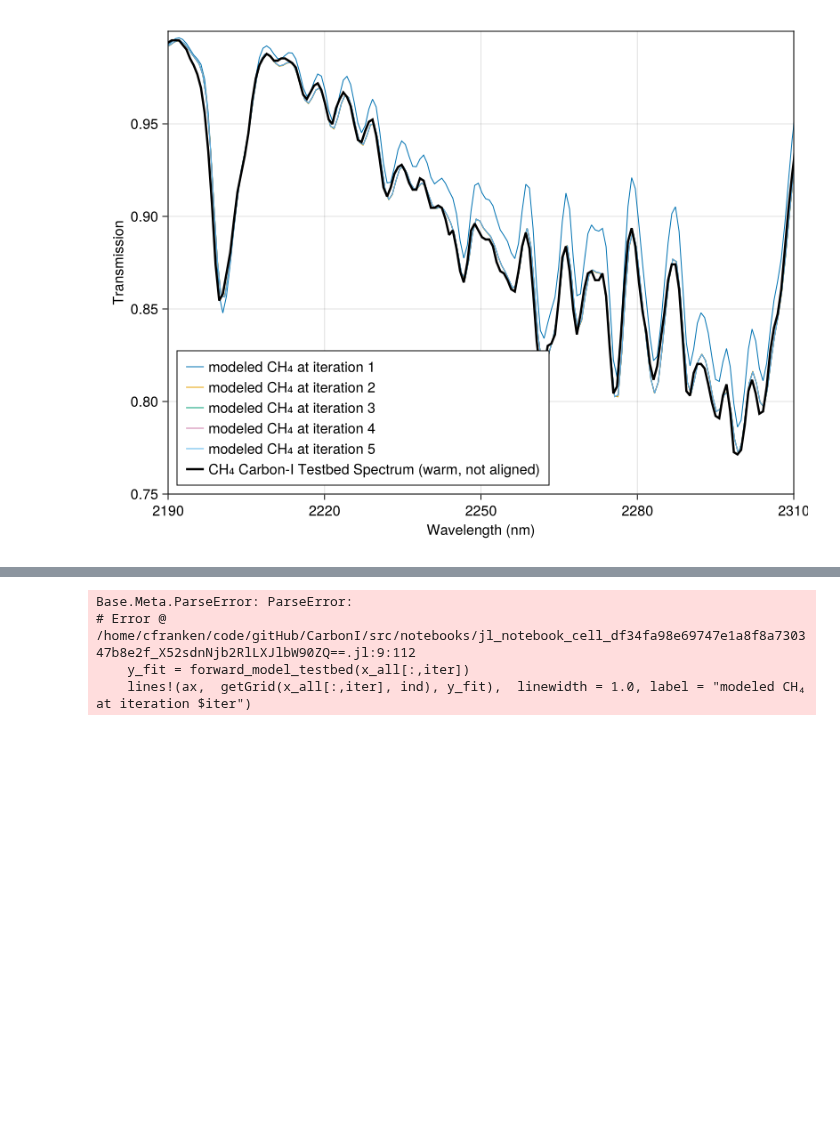
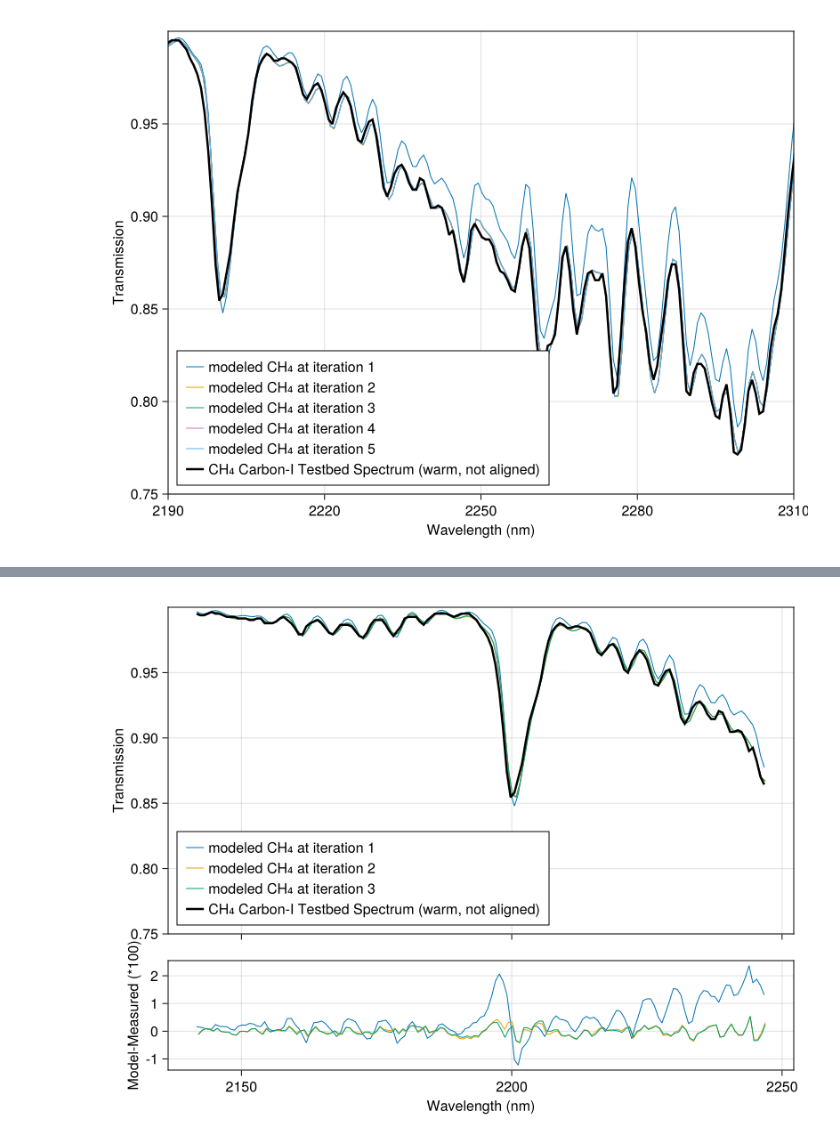
Before and after one commit to Carbon-I/CarbonI, a Jupyter notebook: src/notebooks/TestBed.ipynb, the cells around one changed output, grey strips where cells are left out. Drawn from its saved outputs; the diff is of its cells as text; code cells hidden in the pictures; blank space fills up the shorter version.

```diff
--- a/src/notebooks/TestBed.ipynb
+++ b/src/notebooks/TestBed.ipynb
@@ -255,6 +259,7 @@ f
 # %%
 # Run a smaller subset:
 ind= 150:300
+n_iter = 3
 # Use the testbed spectrum divided by its maximum as input spectrum to be fitted:
 y = testbed_ch4[:,2]./maximum(testbed_ch4[:,2])
 # Subselect only for the given detector indices (offset by 1 as Julia is one-index based)
@@ -276,25 +281,23 @@ end
 # %%
 f = Figure(resolution = (800, 600))
 ii = ind .+1
 ax = Axis(f[1, 1], xlabel = "Wavelength (nm)", ylabel = "Transmission")
 ax2 = Axis(f[2, 1], xlabel = "Wavelength (nm)", ylabel = "Model-Measured (*100)")
 rowsize!(f.layout, 2, Relative(0.25))
 
 for iter = 1:n_iter
+    @show iter, "Fitted FWHM", x_all[5,iter]
     y_fit = forward_model_testbed(x_all[:,iter])
     gridi = getGrid(x_all[:,iter], ind)
     lines!(ax,  gridi, y_fit,  linewidth = 1.0, label = "modeled CH₄ at iteration $iter")
     lines!(ax2, gridi, (y_fit.-y)*100,  linewidth = 1., label = "Fit Residual at iteration $iter")
 end
 lines!(ax, testbed_ch4[ii,1], y, color = :black, linewidth = 2.5, label = "CH₄ Carbon-I Testbed Spectrum (warm, not aligned)")
 axislegend(ax,position = :lb)
 ax.xticklabelsvisible = false
 ax.xlabelvisible = false
 #xlims!(ax, (2190, 2310))
 ylims!(ax, (0.75,1))
 f
 # %% [output]
-Base.Meta.ParseError: ParseError:
-# Error @ /home/cfranken/code/gitHub/CarbonI/src/notebooks/jl_notebook_cell_df34fa98e69747e1a8f8a730347b8e2f_X52sdnNjb2RlLXJlbW90ZQ==.jl:9:112
-    y_fit = forward_model_testbed(x_all[:,iter])
-    lines!(ax,  getGrid(x_all[:,iter], ind), y_fit),  linewidth = 1.0, label = "modeled CH₄ at iteration $iter")
+[figure, added]
```
Also changed, not shown: parts of 1 cell of this notebook.
